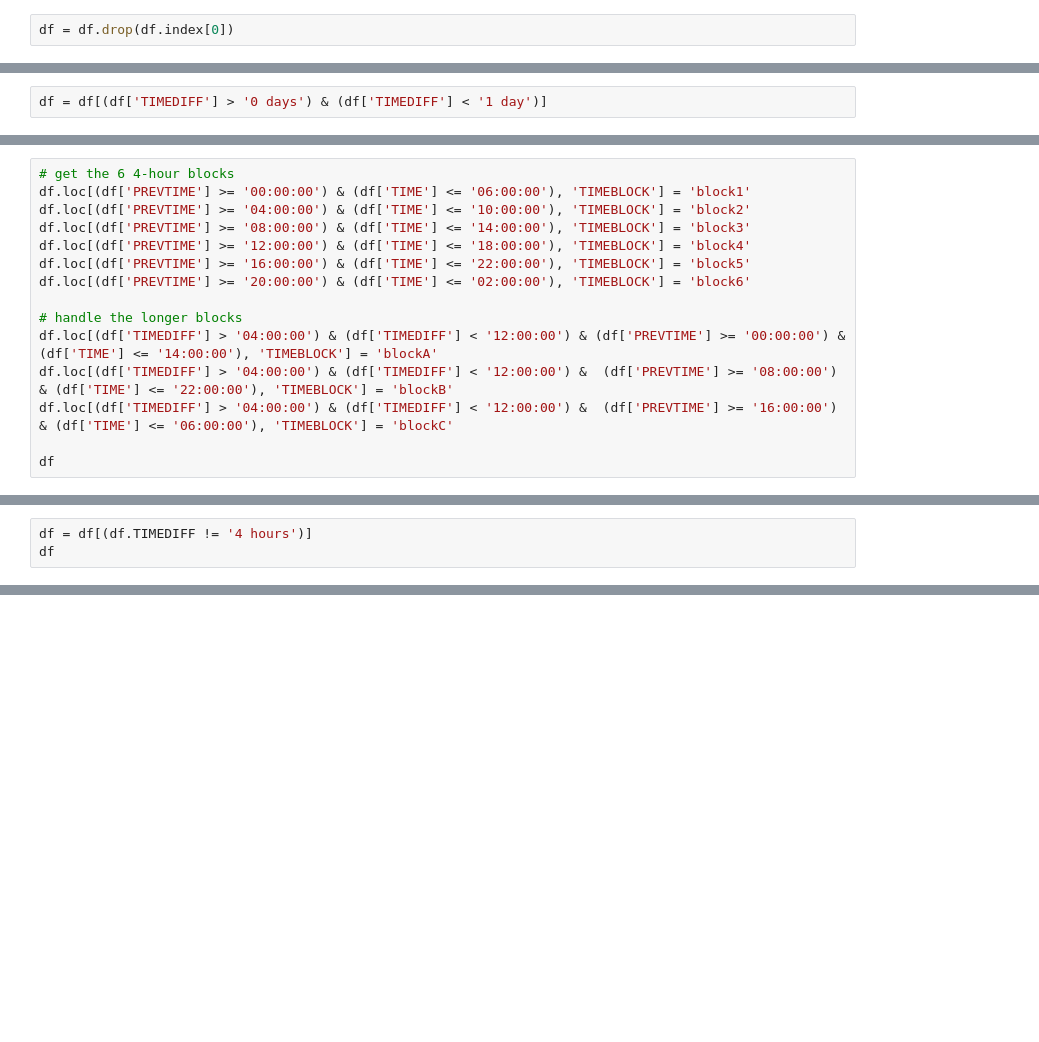
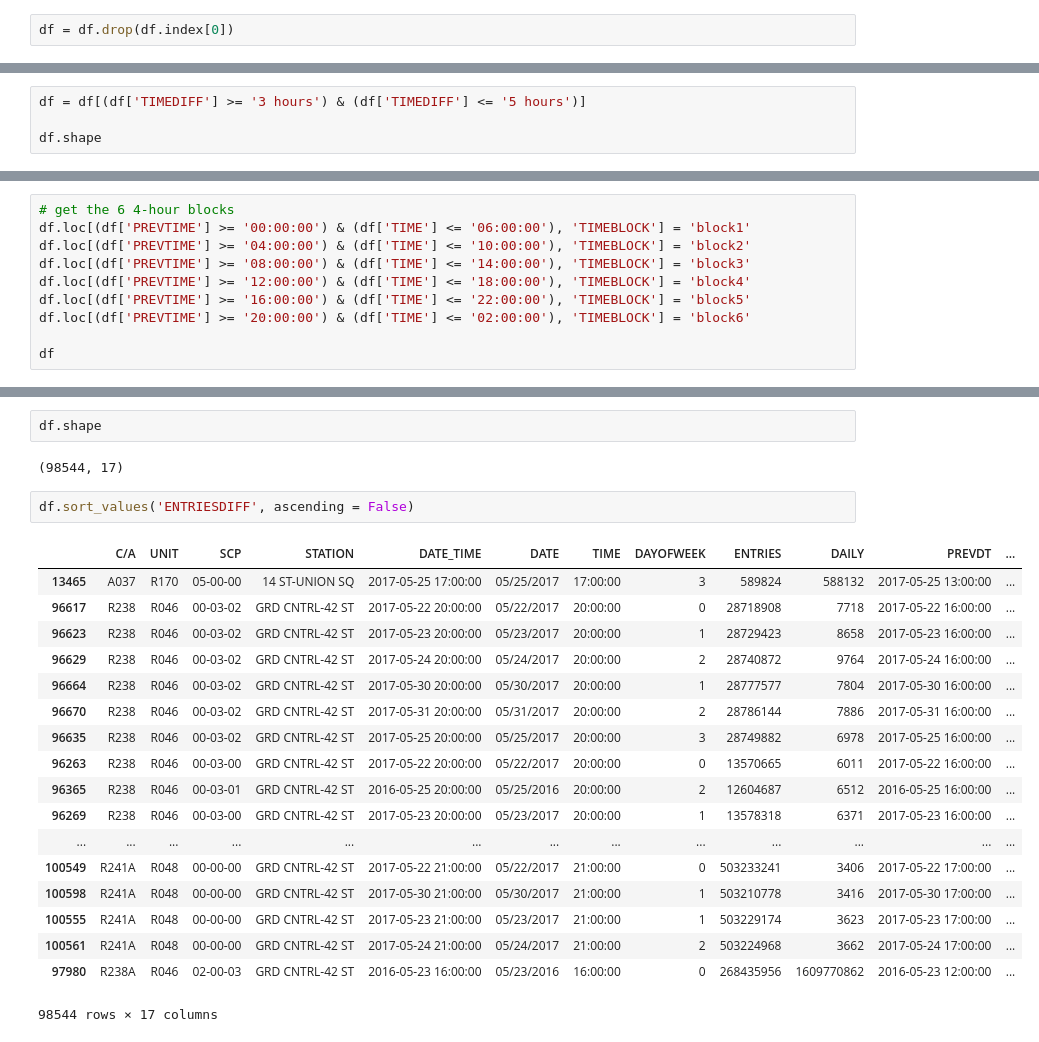
Before and after one commit to lwcj/bensongroup4, a Jupyter notebook: turnstile.ipynb, the cells around one changed output, grey strips where cells are left out. Saved outputs shown, nothing was run; the diff lists cells and outputs as text; blank space fills up the shorter version.

```diff
--- a/turnstile.ipynb
+++ b/turnstile.ipynb
@@ -110,2 +66,4 @@ df
 # %%
-df = df[(df['TIMEDIFF'] > '0 days') & (df['TIMEDIFF'] < '1 day')]
+df = df[(df['TIMEDIFF'] >= '3 hours') & (df['TIMEDIFF'] <= '5 hours')]
+
+df.shape
@@ -118,9 +82,4 @@ df.loc[(df['PREVTIME'] >= '12:00:00') & (df['TIME'] <= '18:00:00'), 'TIMEBLOCK']
 df.loc[(df['PREVTIME'] >= '16:00:00') & (df['TIME'] <= '22:00:00'), 'TIMEBLOCK'] = 'block5'
 df.loc[(df['PREVTIME'] >= '20:00:00') & (df['TIME'] <= '02:00:00'), 'TIMEBLOCK'] = 'block6'
 
-# handle the longer blocks
-df.loc[(df['TIMEDIFF'] > '04:00:00') & (df['TIMEDIFF'] < '12:00:00') & (df['PREVTIME'] >= '00:00:00') & (df['TIME'] <= '14:00:00'), 'TIMEBLOCK'] = 'blockA'
-df.loc[(df['TIMEDIFF'] > '04:00:00') & (df['TIMEDIFF'] < '12:00:00') &  (df['PREVTIME'] >= '08:00:00') & (df['TIME'] <= '22:00:00'), 'TIMEBLOCK'] = 'blockB'
-df.loc[(df['TIMEDIFF'] > '04:00:00') & (df['TIMEDIFF'] < '12:00:00') &  (df['PREVTIME'] >= '16:00:00') & (df['TIME'] <= '06:00:00'), 'TIMEBLOCK'] = 'blockC'
-
 df
@@ -188,3 +87,0 @@ imip
-# %%
-df = df[(df.TIMEDIFF != '4 hours')]
-df
@@ -233,0 +88,25 @@ Name: ENTRIES, Length: 55901, dtype: int64
+# %%
+df.shape
+# %% [output]
+(98544, 17)
+# %%
+df.sort_values('ENTRIESDIFF', ascending = False)
+# %% [output]
+|  | C/A | UNIT | SCP | STATION | DATE_TIME | DATE | TIME | DAYOFWEEK | ENTRIES | DAILY | PREVDT | ... |
+| 13465 | A037 | R170 | 05-00-00 | 14 ST-UNION SQ | 2017-05-25 17:00:00 | 05/25/2017 | 17:00:00 | 3 | 589824 | 588132 | 2017-05-25 13:00:00 | ... |
+| 96617 | R238 | R046 | 00-03-02 | GRD CNTRL-42 ST | 2017-05-22 20:00:00 | 05/22/2017 | 20:00:00 | 0 | 28718908 | 7718 | 2017-05-22 16:00:00 | ... |
+| 96623 | R238 | R046 | 00-03-02 | GRD CNTRL-42 ST | 2017-05-23 20:00:00 | 05/23/2017 | 20:00:00 | 1 | 28729423 | 8658 | 2017-05-23 16:00:00 | ... |
+| 96629 | R238 | R046 | 00-03-02 | GRD CNTRL-42 ST | 2017-05-24 20:00:00 | 05/24/2017 | 20:00:00 | 2 | 28740872 | 9764 | 2017-05-24 16:00:00 | ... |
+| 96664 | R238 | R046 | 00-03-02 | GRD CNTRL-42 ST | 2017-05-30 20:00:00 | 05/30/2017 | 20:00:00 | 1 | 28777577 | 7804 | 2017-05-30 16:00:00 | ... |
+| 96670 | R238 | R046 | 00-03-02 | GRD CNTRL-42 ST | 2017-05-31 20:00:00 | 05/31/2017 | 20:00:00 | 2 | 28786144 | 7886 | 2017-05-31 16:00:00 | ... |
+| 96635 | R238 | R046 | 00-03-02 | GRD CNTRL-42 ST | 2017-05-25 20:00:00 | 05/25/2017 | 20:00:00 | 3 | 28749882 | 6978 | 2017-05-25 16:00:00 | ... |
+| 96263 | R238 | R046 | 00-03-00 | GRD CNTRL-42 ST | 2017-05-22 20:00:00 | 05/22/2017 | 20:00:00 | 0 | 13570665 | 6011 | 2017-05-22 16:00:00 | ... |
+| 96365 | R238 | R046 | 00-03-01 | GRD CNTRL-42 ST | 2016-05-25 20:00:00 | 05/25/2016 | 20:00:00 | 2 | 12604687 | 6512 | 2016-05-25 16:00:00 | ... |
+| 96269 | R238 | R046 | 00-03-00 | GRD CNTRL-42 ST | 2017-05-23 20:00:00 | 05/23/2017 | 20:00:00 | 1 | 13578318 | 6371 | 2017-05-23 16:00:00 | ... |
+| ... | ... | ... | ... | ... | ... | ... | ... | ... | ... | ... | ... | ... |
+| 100549 | R241A | R048 | 00-00-00 | GRD CNTRL-42 ST | 2017-05-22 21:00:00 | 05/22/2017 | 21:00:00 | 0 | 503233241 | 3406 | 2017-05-22 17:00:00 | ... |
+| 100598 | R241A | R048 | 00-00-00 | GRD CNTRL-42 ST | 2017-05-30 21:00:00 | 05/30/2017 | 21:00:00 | 1 | 503210778 | 3416 | 2017-05-30 17:00:00 | ... |
+| 100555 | R241A | R048 | 00-00-00 | GRD CNTRL-42 ST | 2017-05-23 21:00:00 | 05/23/2017 | 21:00:00 | 1 | 503229174 | 3623 | 2017-05-23 17:00:00 | ... |
+| 100561 | R241A | R048 | 00-00-00 | GRD CNTRL-42 ST | 2017-05-24 21:00:00 | 05/24/2017 | 21:00:00 | 2 | 503224968 | 3662 | 2017-05-24 17:00:00 | ... |
+| 97980 | R238A | R046 | 02-00-03 | GRD CNTRL-42 ST | 2016-05-23 16:00:00 | 05/23/2016 | 16:00:00 | 0 | 268435956 | 1609770862 | 2016-05-23 12:00:00 | ... |
+98544 rows × 17 columns
```
Also changed, not shown: parts of 23 cells of this notebook.
